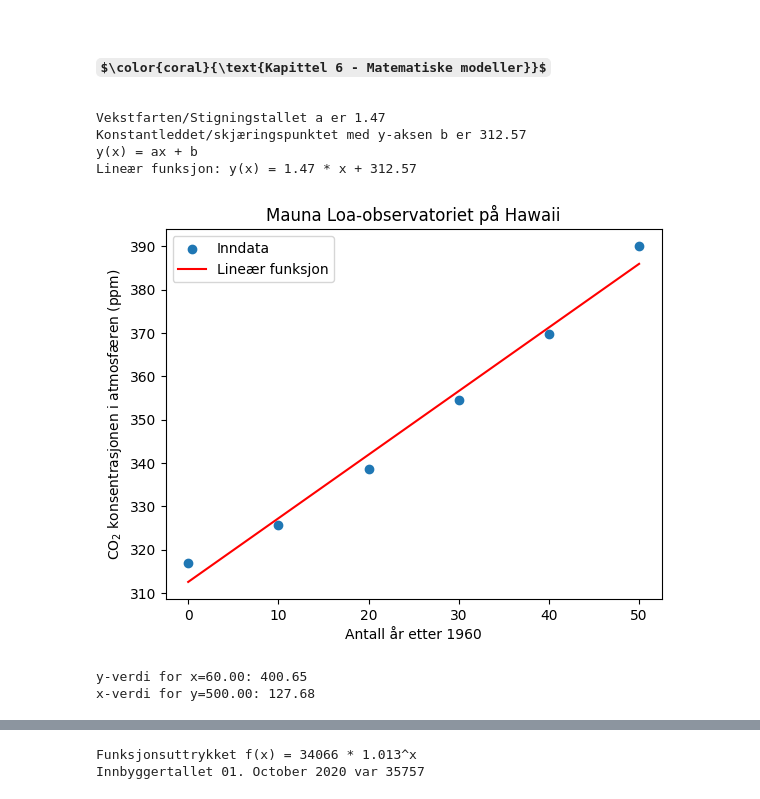
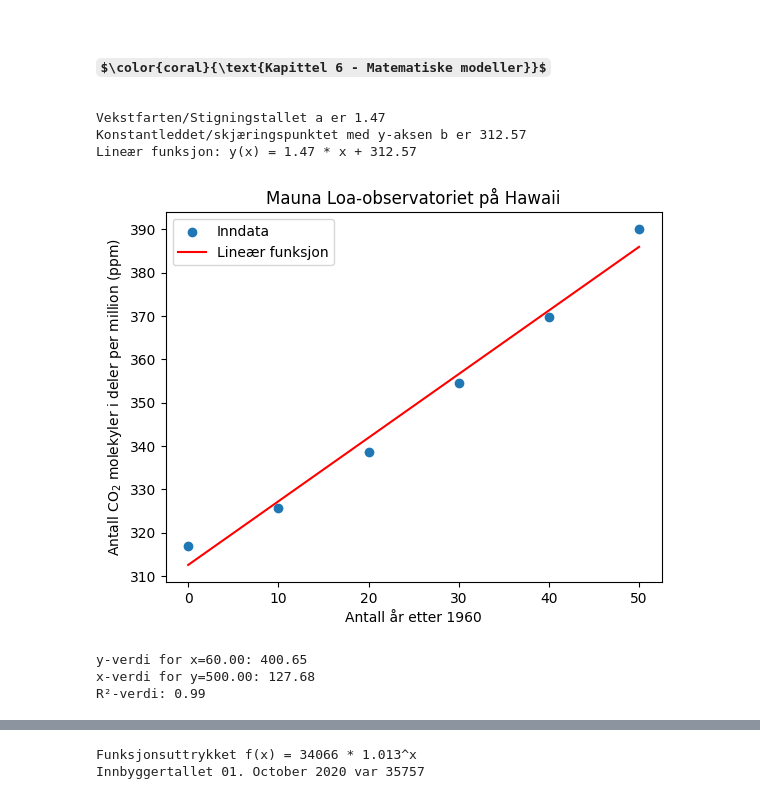
Before and after one commit to hanska91/Matematikk-2P-Y, a Jupyter notebook: Matematikkboka 2P-Y + Litt annet.ipynb, the cells around one changed output, grey strips where cells are left out. Cells and saved outputs as stored; diff of their text form; code cells hidden in the pictures; some formulas as TeX source.

```diff
--- a/Matematikkboka 2P-Y + Litt annet.ipynb
+++ b/Matematikkboka 2P-Y + Litt annet.ipynb
@@ -2608,8 +2629,8 @@ import numpy as np
 import matplotlib.pyplot as plt
 
 # Datasett
-x = [0, 10, 20, 30, 40, 50]                          # Bytt ut tallene slik at de passer til din oppgave
-y = [316.9, 325.7, 338.7, 354.5, 369.7, 390.1]       # Bytt ut tallene slik at de passer til din oppgave
+x = [0, 10, 20, 30, 40, 50]
+y = [316.9, 325.7, 338.7, 354.5, 369.7, 390.1]
 
 # Konverter listene til numpy arrays
 x = np.array(x)
@@ -2624,52 +2645,54 @@ var_x = np.sum((x - x_mean) ** 2)
 
 # Beregn kovariansen mellom x- og y-verdiene
 cov_xy = np.sum((x - x_mean) * (y - y_mean))
 
 # Beregn koeffisientene a og b
 a = cov_xy / var_x
 b = y_mean - a * x_mean
 
 print("Vekstfarten/Stigningstallet a er {:.2f}".format(a))
 print("Konstantleddet/skjæringspunktet med y-aksen b er {:.2f}".format(b))
 
-
 # Lineær funksjon
-def linear_func(x, a, b):
+def calculate_linear_regression(x, a, b):
     return a * x + b
 
 # Skriv ut lineær funksjon
-print ("y(x) = ax + b")
-print("Lineær funksjon: y(x) = {:.2f} * x + {:.2f}".format(a, b))                       # Bytt tall for antall desimaler :)
+print("Lineær funksjon: y(x) = {:.2f} * x + {:.2f}".format(a, b))
 
 # Plot datasettet og lineær funksjon
 plt.scatter(x, y, label='Inndata')
-plt.plot(x, linear_func(x, a, b), label='Lineær funksjon',color ="r")
-plt.xlabel('Antall år etter 1960')                                                     # Navn på x-aksen
-plt.ylabel('CO$_2$ konsentrasjonen i atmosfæren (ppm)')                                   # Navn på y-aksen
+plt.plot(x, calculate_linear_regression(x, a, b), label='Lineær funksjon', color="r")
+plt.xlabel('Antall år etter 1960')
+plt.ylabel('Antall CO$_2$ molekyler i deler per million (ppm)')
 plt.legend()
-
-# legg til en overskrift
-plt.title("Mauna Loa-observatoriet på Hawaii")                                         # Navn på overskrift
-
+plt.title("Mauna Loa-observatoriet på Hawaii")
 plt.show()
 
-# Finn y-verdien når x = ...
+# Finn y-verdien når x = 60
 x_val = 60
-y_val = b + (a*x_val)
+y_val = b + (a * x_val)
 print(f"y-verdi for x={x_val:.2f}: {y_val:.2f}")
 
-# Finn x-verdien når y = …
+# Finn x-verdien når y = 500
 y_val = 500
-x_val = (y_val - b)/a
+x_val = (y_val - b) / a
 print(f"x-verdi for y={y_val:.2f}: {x_val:.2f}")
+
+# Beregn R²-verdien
+y_pred = calculate_linear_regression(x, a, b)
+ss_res = np.sum((y - y_pred) ** 2)
+ss_tot = np.sum((y - y_mean) ** 2)
+r2 = 1 - (ss_res / ss_tot)
+print(f"R²-verdi: {r2:.2f}")
 # %% [output]
 Vekstfarten/Stigningstallet a er 1.47
 Konstantleddet/skjæringspunktet med y-aksen b er 312.57
-y(x) = ax + b
 Lineær funksjon: y(x) = 1.47 * x + 312.57
-[figure, old version]
+[figure, new version]
 y-verdi for x=60.00: 400.65
 x-verdi for y=500.00: 127.68
+R²-verdi: 0.99
 # %%
 # Eksponentialregresjon med dummy data - kode
 import numpy as np
```
Also changed, not shown: parts of 14 cells of this notebook.
